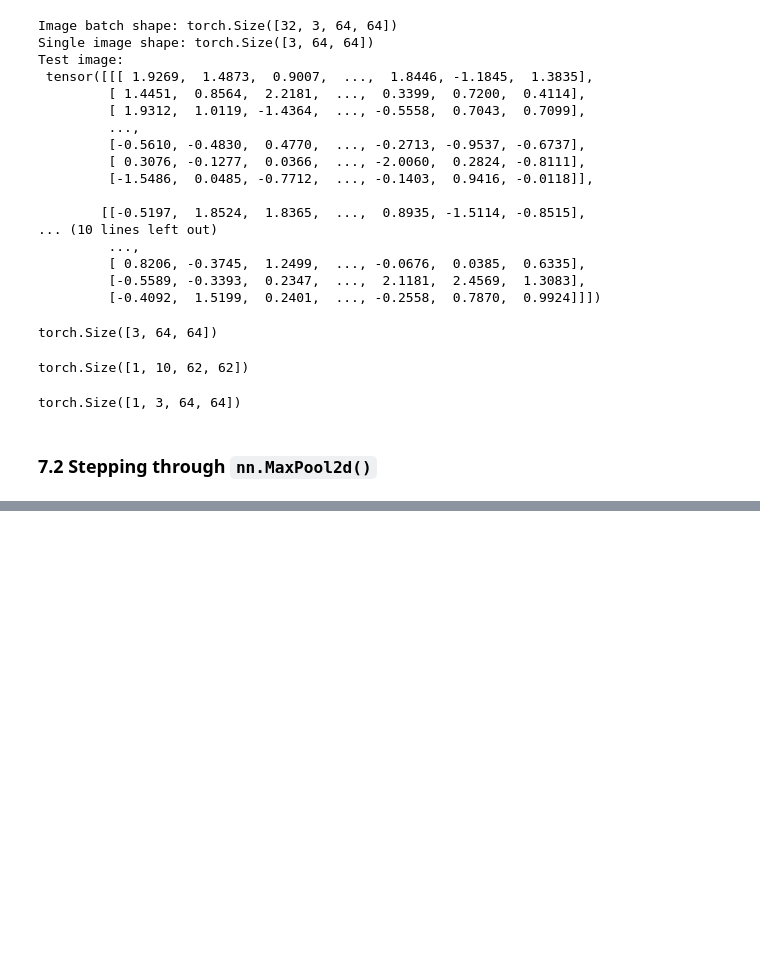
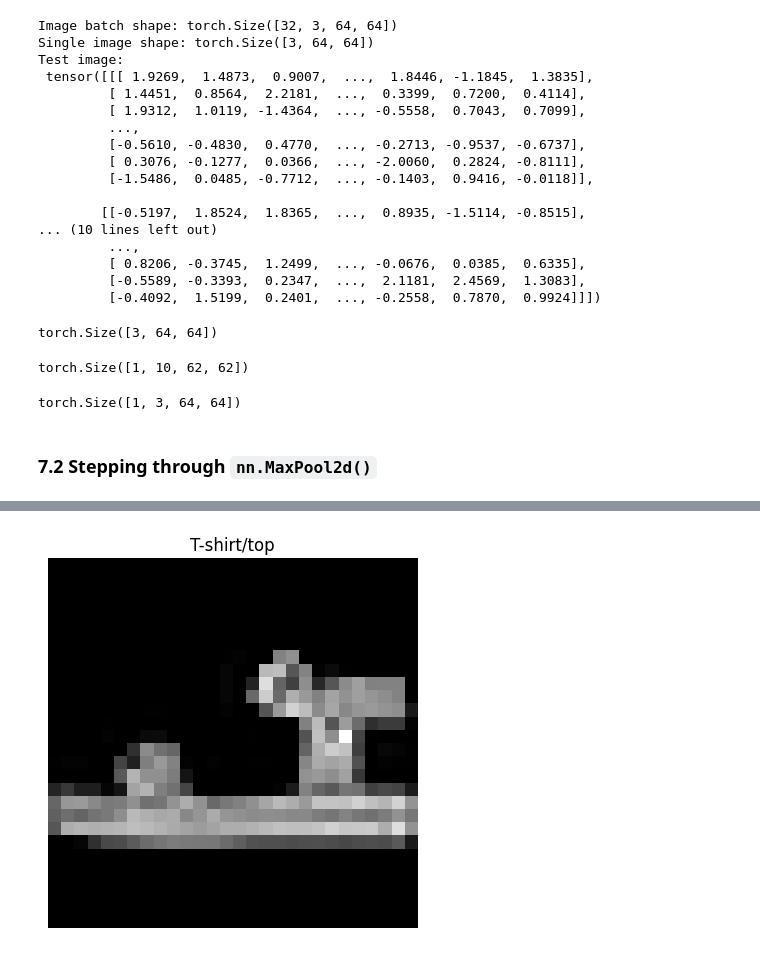
Before and after one commit to Vivekyadav199/Pytorch, a Jupyter notebook: Pytorch05.ipynb, the cells around one changed output, grey strips where cells are left out. Saved outputs shown, nothing was run; the diff lists cells and outputs as text; code cells hidden in the pictures; blank space fills up the shorter version.

```diff
--- a/Pytorch05.ipynb
+++ b/Pytorch05.ipynb
@@ -899,0 +1079,6 @@ torch.Size([1, 3, 64, 64])
+# %%
+plt .imshow(test_samples[1].squeeze(), cmap="gray")
+plt.title(class_names[test_labels[0]])
+plt.axis(False);
+# %% [output]
+[figure, added]
```
Also changed, not shown: parts of 25 cells of this notebook.
